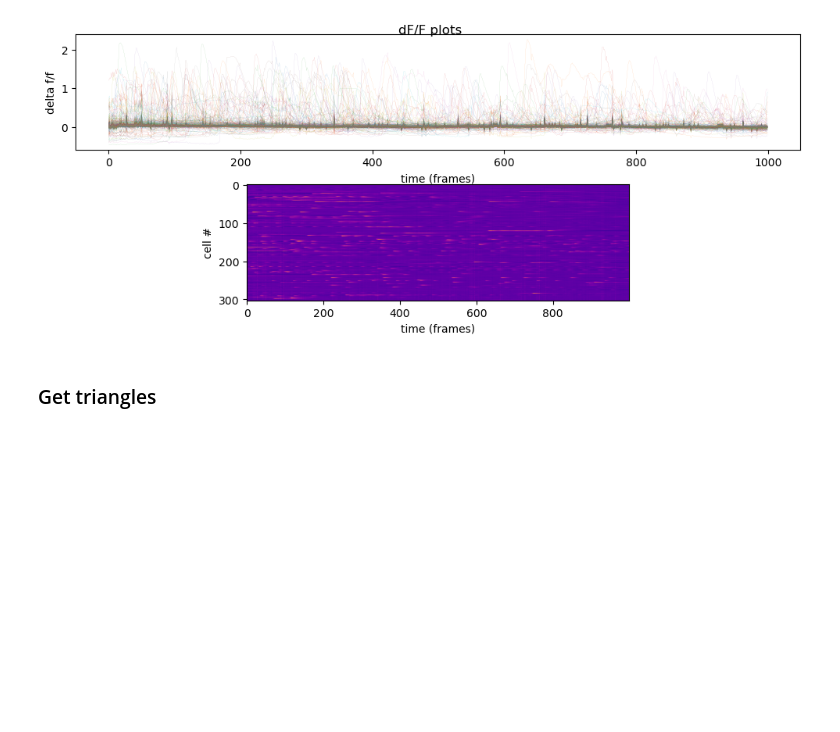
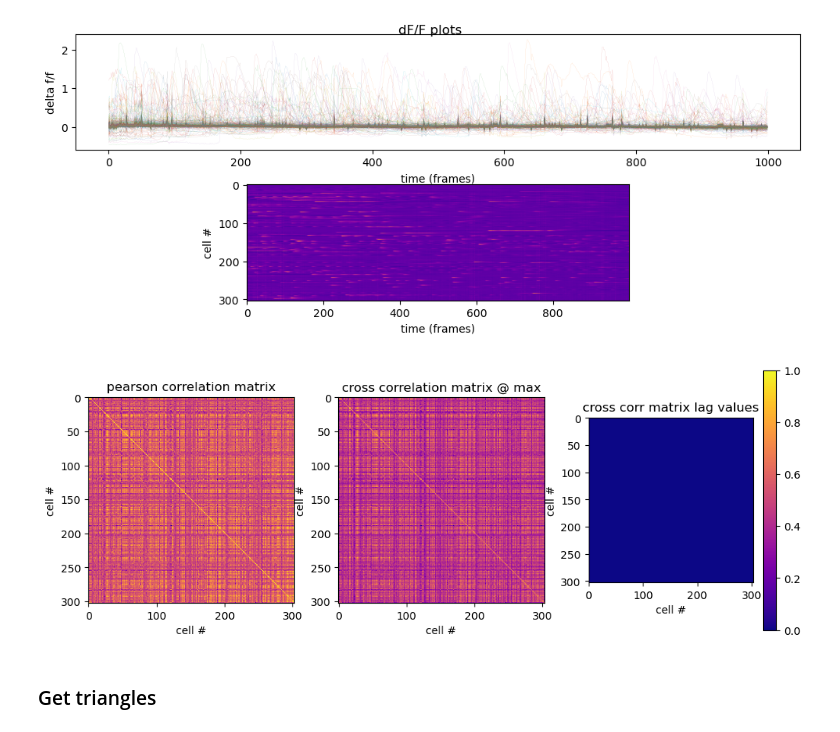
Before and after one commit to kath3rine/research, a Jupyter notebook: DFFpython.ipynb, the cells around one changed output. Cells and saved outputs as stored; diff of their text form; code cells hidden in the pictures; blank space fills up the shorter version.

Commit message:
corr plots

```diff
--- a/DFFpython.ipynb
+++ b/DFFpython.ipynb
@@ -406,3 +401,44 @@ plot_corr(cor_mat, xcormat, xcorlagmat)
+# %%
+def plot_corr(cor_mat, xcormat, xcorlagmat):
+    """
+    PARAMS
+    correlation matrix, cross corr matrix, matrix of corr lags
+
+    PRINTS
+    pearson correlation matrix (heatmap)
+    cross corr matrix @ max (heatmap)
+    cross corr matrix lab values (heatmap + histogram)
+
+    """
+    fig, (ax1, ax2, ax3) = plt.subplots(1, 3, figsize=(10, 4))
+    fig.tight_layout()
+    fig.colorbar(plt.cm.ScalarMappable(cmap='plasma'), orientation='vertical')
+
+
+    ax1.imshow(cor_mat, cmap='plasma')
+    ax1.set_title("pearson correlation matrix")
+    ax1.set_xlabel("cell #")
+    ax1.set_ylabel("cell #")
+
+    ax2.imshow(xcormat, cmap='plasma')
+    ax2.set_title("cross correlation matrix @ max")
+    ax2.set_xlabel("cell #")
+    ax2.set_ylabel("cell #")
+
+    ax3.imshow(xcorlagmat, cmap='plasma')
+    ax3.set_title("cross corr matrix lag values")
+    ax3.set_xlabel("cell #")
+    ax3.set_ylabel("cell #")
+
+    # ax4.hist(xcorlagmat)
+    # ax4.set_title("cross corr matrix lag values")
+    # ax4.set_xlabel("cell #")
+    # ax4.set_ylabel("cell #")
+
+
+plot_corr(cor_mat, xcormat, xcorlagmat)
+# %% [output]
+[figure, added]
 # %% [markdown]
 ### Get triangles
 # %% [markdown]
```
Also changed, not shown: parts of 1 cell of this notebook.
